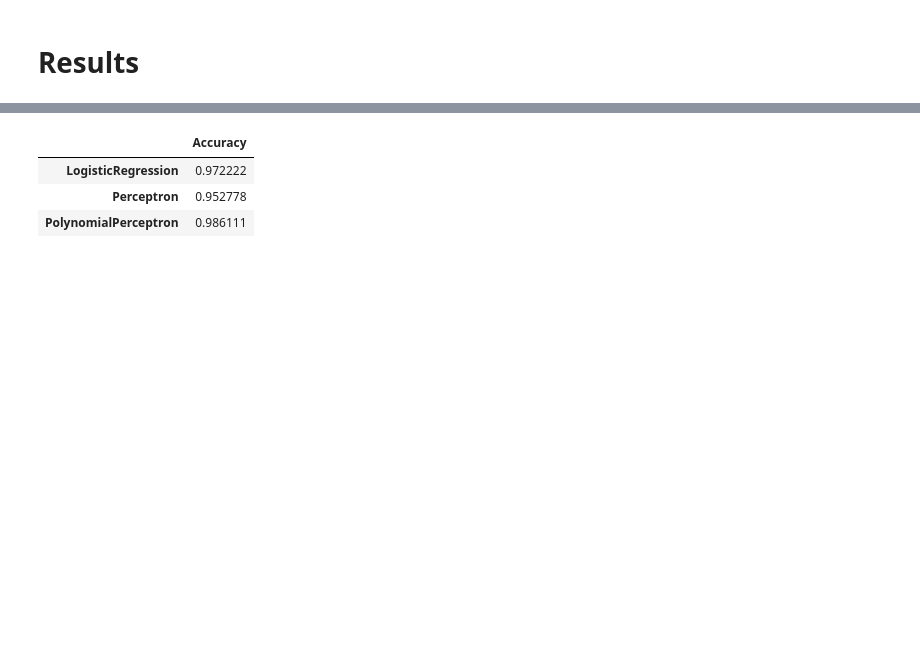
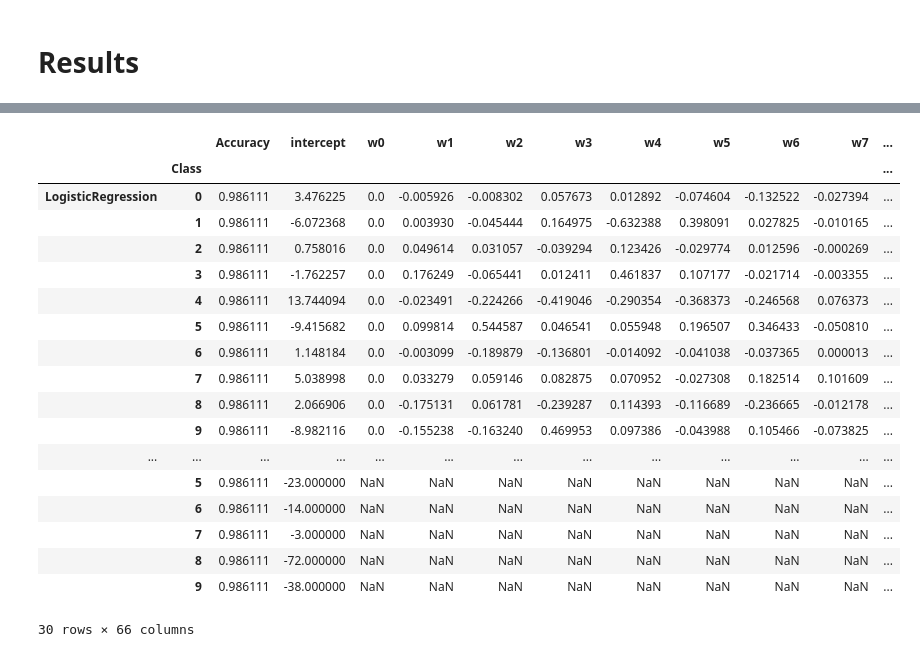
Before and after one commit to paulsteffen-lab/datascience-courses, a Jupyter notebook: src/1 - supervised-learning.ipynb, the cells around one changed output, grey strips where cells are left out. Cells and saved outputs as stored; diff of their text form; code cells hidden in the pictures; blank space fills up the shorter version.

```diff
--- a/src/1 - supervised-learning.ipynb
+++ b/src/1 - supervised-learning.ipynb
@@ -216,8 +228,9 @@ print(f"Accuracy: {lr_score}")
 LogisticRegression(max_iter=10000)
 Accuracy: 0.9722222222222222
 # %%
-clf_index.append("LogisticRegression")
-clf_results.append(dict(zip(clf_keys, [lr_score])))
+clf_index.extend(["LogisticRegression"] * 10)
+for i in range(10):
+    clf_results.append(dict(zip(clf_keys, [i, perceptron_score, lr_intercept[i]] + lr_coef.tolist()[i])))
 # %% [markdown]
 ### 2.2 Perceptron
 # %% [markdown]
@@ -234,6 +251,9 @@ The last characteristic implies that the Perceptron is slightly faster to train
 perceptron = Perceptron()
 perceptron.fit(digits_X_train, digits_y_train)
 
+perceptron_coef = perceptron.coef_
+perceptron_intercept = perceptron.intercept_
+
 perceptron_score = perceptron.score(digits_X_test, digits_y_test)
 
 print(f"Accuracy: {perceptron_score}")
@@ -241,8 +261,9 @@ print(f"Accuracy: {perceptron_score}")
 Perceptron()
 Accuracy: 0.9527777777777777
 # %%
-clf_index.append("Perceptron")
-clf_results.append(dict(zip(clf_keys, [perceptron_score])))
+clf_index.extend(["Perceptron"] * 10)
+for i in range(10):
+    clf_results.append(dict(zip(clf_keys, [i, perceptron_score, perceptron_intercept[i]] + perceptron_coef.tolist()[i])))
 # %% [markdown]
 # 3. Bonus
 # %% [markdown]
@@ -321,8 +342,9 @@ print(f"Accuracy: {perceptron_score}")
 Perceptron()
 Accuracy: 0.9861111111111112
 # %%
-clf_index.append("PolynomialPerceptron")
-clf_results.append(dict(zip(clf_keys, [perceptron_score])))
+clf_index.extend(["PolynomialPerceptron"] * 10)
+for i in range(10):
+    clf_results.append(dict(zip(clf_keys, [i, perceptron_score, perceptron_intercept[i]] + [None])))
 # %% [markdown]
 # Results
 # %%
@@ -336,7 +359,22 @@ pd.DataFrame(reg_results, index=reg_index)
 # %%
-pd.DataFrame(clf_results, index=clf_index)
+pd.DataFrame(clf_results, index=clf_index).set_index("Class", append=True)
 # %% [output]
-|  | Accuracy |
-| LogisticRegression | 0.972222 |
-| Perceptron | 0.952778 |
-| PolynomialPerceptron | 0.986111 |
+|  |  | Accuracy | intercept | w0 | w1 | w2 | w3 | w4 | w5 | w6 | w7 | ... |
+|  | Class |  |  |  |  |  |  |  |  |  |  | ... |
+| LogisticRegression | 0 | 0.986111 | 3.476225 | 0.0 | -0.005926 | -0.008302 | 0.057673 | 0.012892 | -0.074604 | -0.132522 | -0.027394 | ... |
+|  | 1 | 0.986111 | -6.072368 | 0.0 | 0.003930 | -0.045444 | 0.164975 | -0.632388 | 0.398091 | 0.027825 | -0.010165 | ... |
+|  | 2 | 0.986111 | 0.758016 | 0.0 | 0.049614 | 0.031057 | -0.039294 | 0.123426 | -0.029774 | 0.012596 | -0.000269 | ... |
+|  | 3 | 0.986111 | -1.762257 | 0.0 | 0.176249 | -0.065441 | 0.012411 | 0.461837 | 0.107177 | -0.021714 | -0.003355 | ... |
+|  | 4 | 0.986111 | 13.744094 | 0.0 | -0.023491 | -0.224266 | -0.419046 | -0.290354 | -0.368373 | -0.246568 | 0.076373 | ... |
+|  | 5 | 0.986111 | -9.415682 | 0.0 | 0.099814 | 0.544587 | 0.046541 | 0.055948 | 0.196507 | 0.346433 | -0.050810 | ... |
+|  | 6 | 0.986111 | 1.148184 | 0.0 | -0.003099 | -0.189879 | -0.136801 | -0.014092 | -0.041038 | -0.037365 | 0.000013 | ... |
+|  | 7 | 0.986111 | 5.038998 | 0.0 | 0.033279 | 0.059146 | 0.082875 | 0.070952 | -0.027308 | 0.182514 | 0.101609 | ... |
+|  | 8 | 0.986111 | 2.066906 | 0.0 | -0.175131 | 0.061781 | -0.239287 | 0.114393 | -0.116689 | -0.236665 | -0.012178 | ... |
+|  | 9 | 0.986111 | -8.982116 | 0.0 | -0.155238 | -0.163240 | 0.469953 | 0.097386 | -0.043988 | 0.105466 | -0.073825 | ... |
+| ... | ... | ... | ... | ... | ... | ... | ... | ... | ... | ... | ... | ... |
+|  | 5 | 0.986111 | -23.000000 | NaN | NaN | NaN | NaN | NaN | NaN | NaN | NaN | ... |
+|  | 6 | 0.986111 | -14.000000 | NaN | NaN | NaN | NaN | NaN | NaN | NaN | NaN | ... |
+|  | 7 | 0.986111 | -3.000000 | NaN | NaN | NaN | NaN | NaN | NaN | NaN | NaN | ... |
+|  | 8 | 0.986111 | -72.000000 | NaN | NaN | NaN | NaN | NaN | NaN | NaN | NaN | ... |
+|  | 9 | 0.986111 | -38.000000 | NaN | NaN | NaN | NaN | NaN | NaN | NaN | NaN | ... |
+30 rows × 66 columns
```
Also changed, not shown: parts of 21 cells of this notebook.
